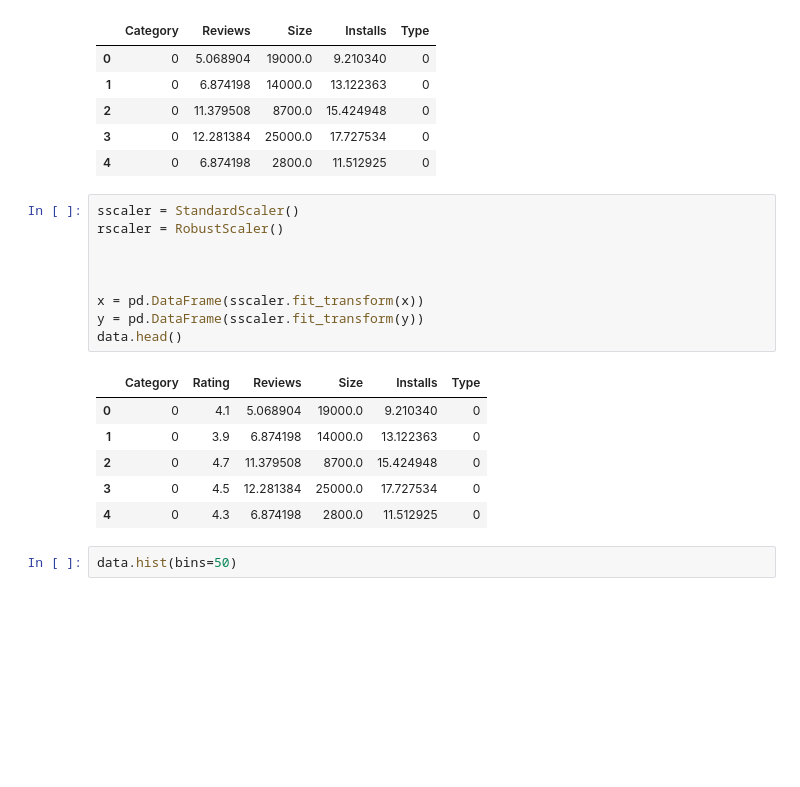
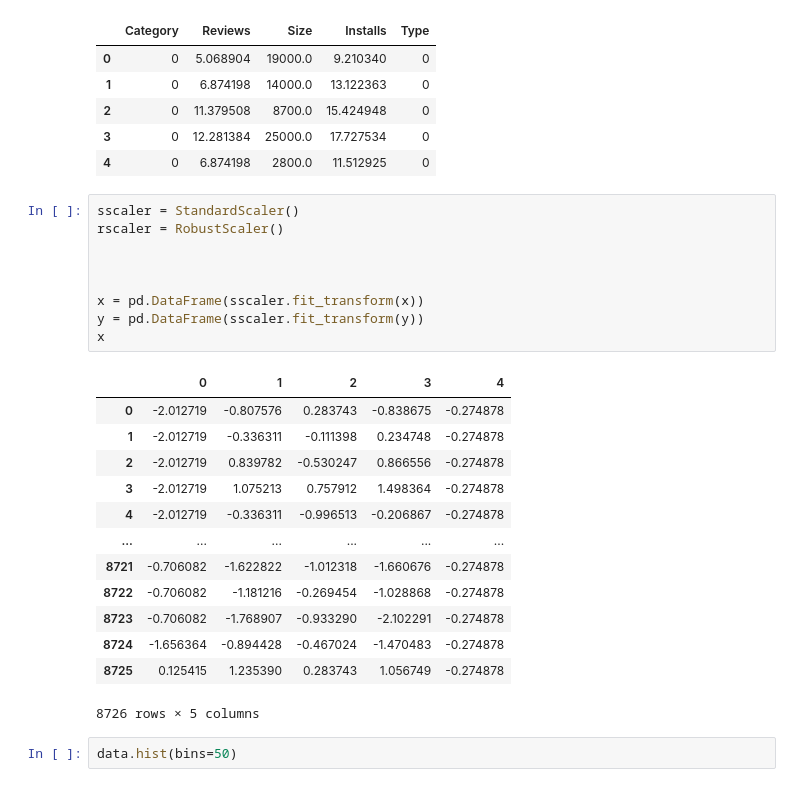
Before and after one commit to Mischomei/GooglePlay, a Jupyter notebook: googleplaystoretest.ipynb, the cells around one changed output. Saved outputs shown, nothing was run; the diff lists cells and outputs as text; blank space fills up the shorter version.

```diff
--- a/googleplaystoretest.ipynb
+++ b/googleplaystoretest.ipynb
@@ -179,19 +185,26 @@ x.head()
 # %%
 sscaler = StandardScaler()
 rscaler = RobustScaler()
 
 
 
 x = pd.DataFrame(sscaler.fit_transform(x))
 y = pd.DataFrame(sscaler.fit_transform(y))
-data.head()
+x
 # %% [output]
-|  | Category | Rating | Reviews | Size | Installs | Type |
-| 0 | 0 | 4.1 | 5.068904 | 19000.0 | 9.210340 | 0 |
-| 1 | 0 | 3.9 | 6.874198 | 14000.0 | 13.122363 | 0 |
-| 2 | 0 | 4.7 | 11.379508 | 8700.0 | 15.424948 | 0 |
-| 3 | 0 | 4.5 | 12.281384 | 25000.0 | 17.727534 | 0 |
-| 4 | 0 | 4.3 | 6.874198 | 2800.0 | 11.512925 | 0 |
+|  | 0 | 1 | 2 | 3 | 4 |
+| 0 | -2.012719 | -0.807576 | 0.283743 | -0.838675 | -0.274878 |
+| 1 | -2.012719 | -0.336311 | -0.111398 | 0.234748 | -0.274878 |
+| 2 | -2.012719 | 0.839782 | -0.530247 | 0.866556 | -0.274878 |
+| 3 | -2.012719 | 1.075213 | 0.757912 | 1.498364 | -0.274878 |
+| 4 | -2.012719 | -0.336311 | -0.996513 | -0.206867 | -0.274878 |
+| ... | ... | ... | ... | ... | ... |
+| 8721 | -0.706082 | -1.622822 | -1.012318 | -1.660676 | -0.274878 |
+| 8722 | -0.706082 | -1.181216 | -0.269454 | -1.028868 | -0.274878 |
+| 8723 | -0.706082 | -1.768907 | -0.933290 | -2.102291 | -0.274878 |
+| 8724 | -1.656364 | -0.894428 | -0.467024 | -1.470483 | -0.274878 |
+| 8725 | 0.125415 | 1.235390 | 0.283743 | 1.056749 | -0.274878 |
+8726 rows × 5 columns
 # %%
 data.hist(bins=50)
 # %% [output]
```
Also changed, not shown: parts of 7 cells of this notebook, 1 other file.
